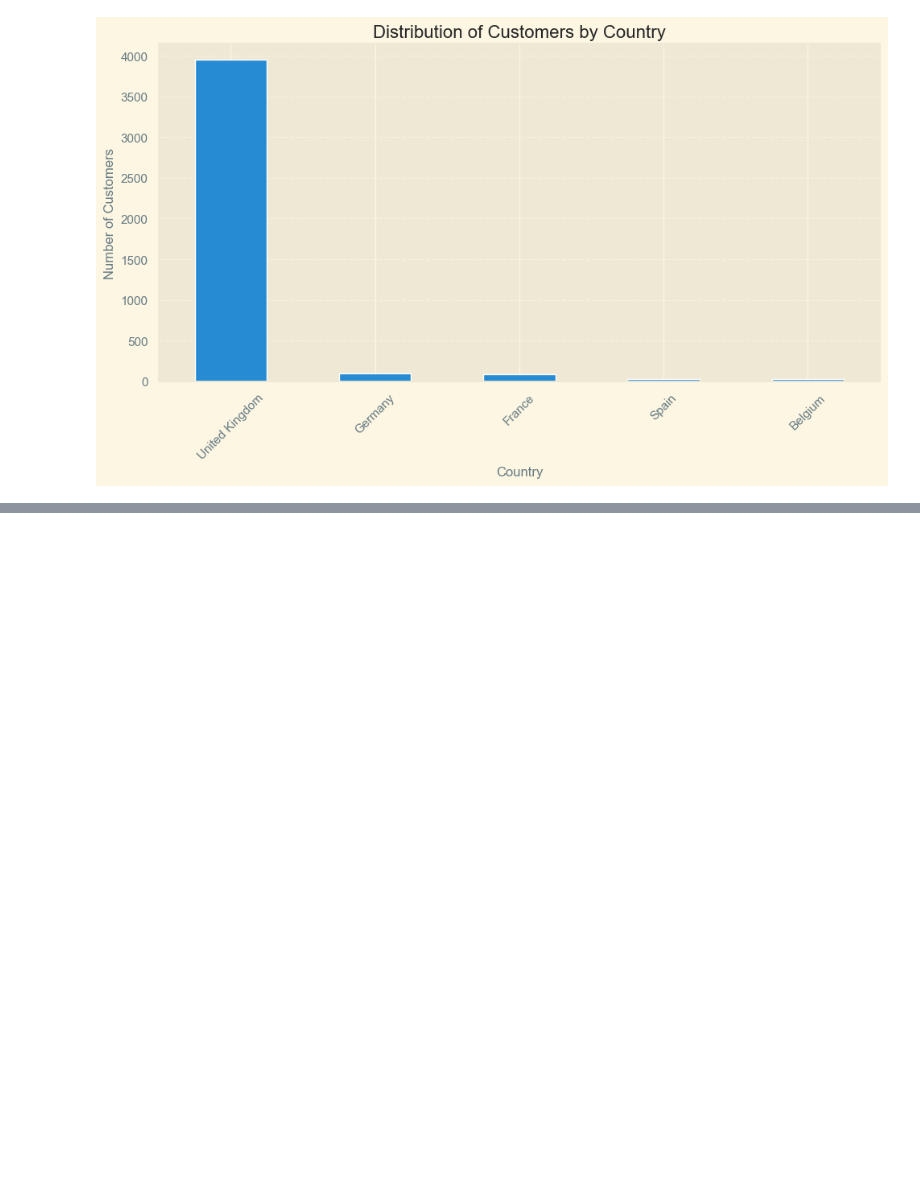
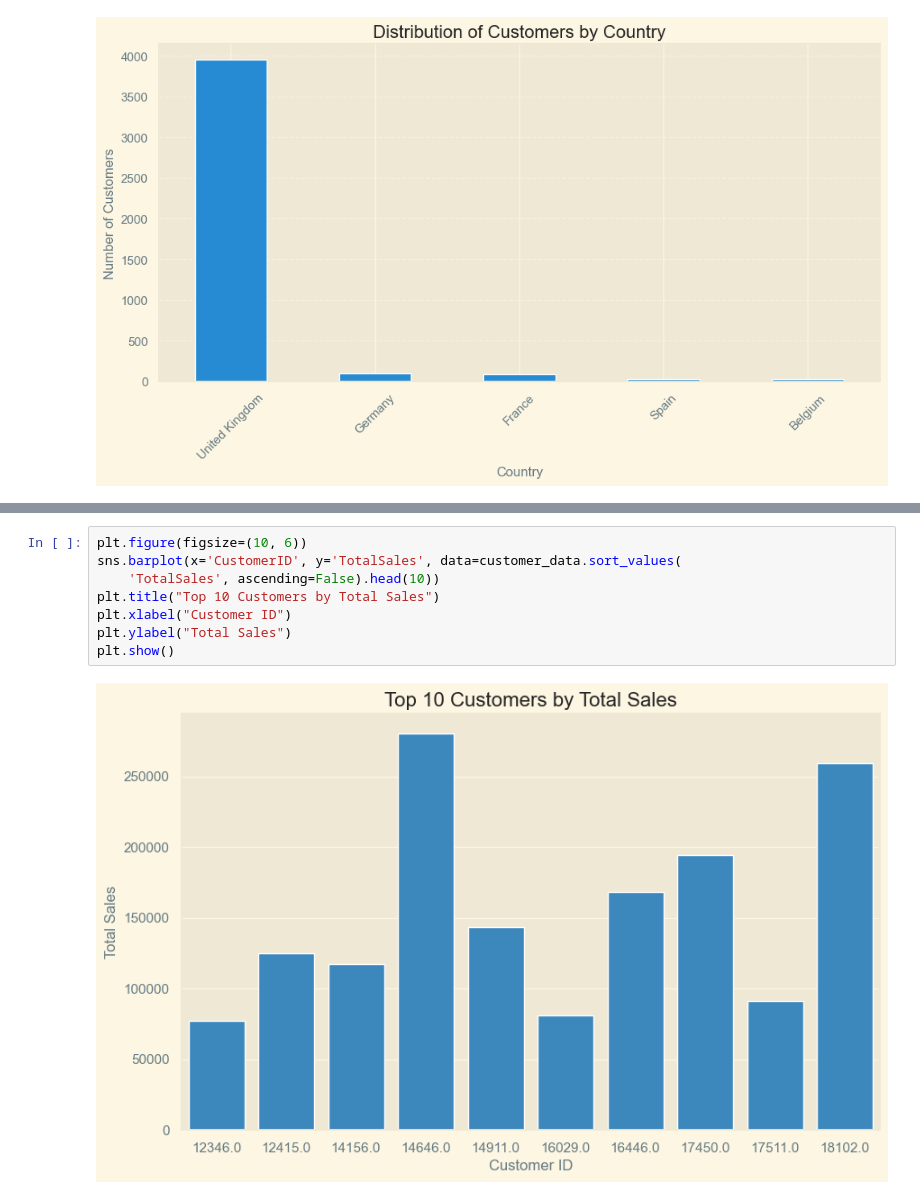
Before and after one commit to Mudhya19/Prediction-Consumers-in-Fashion-Retail, a Jupyter notebook: prediction_consumers_fashion_retail.ipynb, the cells around one changed output, grey strips where cells are left out. Cells and saved outputs as stored; diff of their text form; blank space fills up the shorter version.

```diff
--- a/prediction_consumers_fashion_retail.ipynb
+++ b/prediction_consumers_fashion_retail.ipynb
@@ -466,0 +495,10 @@ plt.show()
+# %%
+plt.figure(figsize=(10, 6))
+sns.barplot(x='CustomerID', y='TotalSales', data=customer_data.sort_values(
+    'TotalSales', ascending=False).head(10))
+plt.title("Top 10 Customers by Total Sales")
+plt.xlabel("Customer ID")
+plt.ylabel("Total Sales")
+plt.show()
+# %% [output]
+[figure, added]
```
Also changed, not shown: parts of 10 cells of this notebook.
